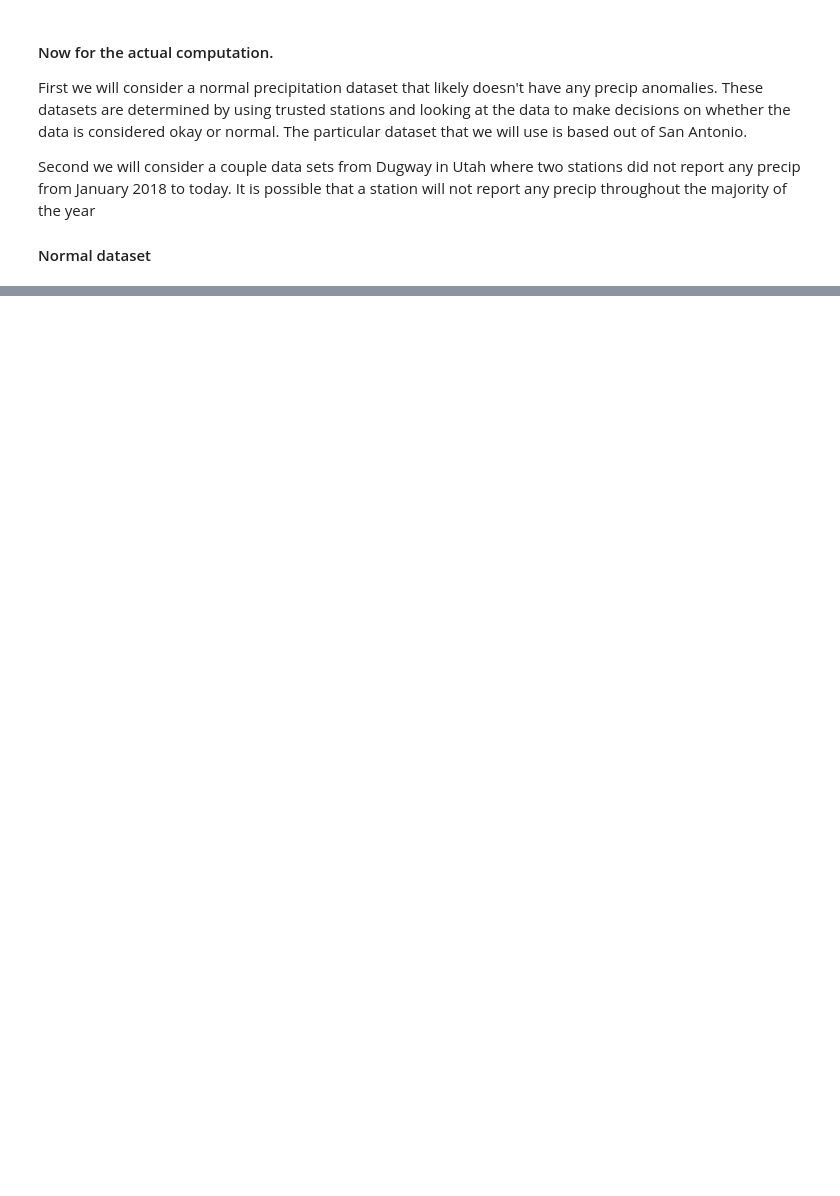
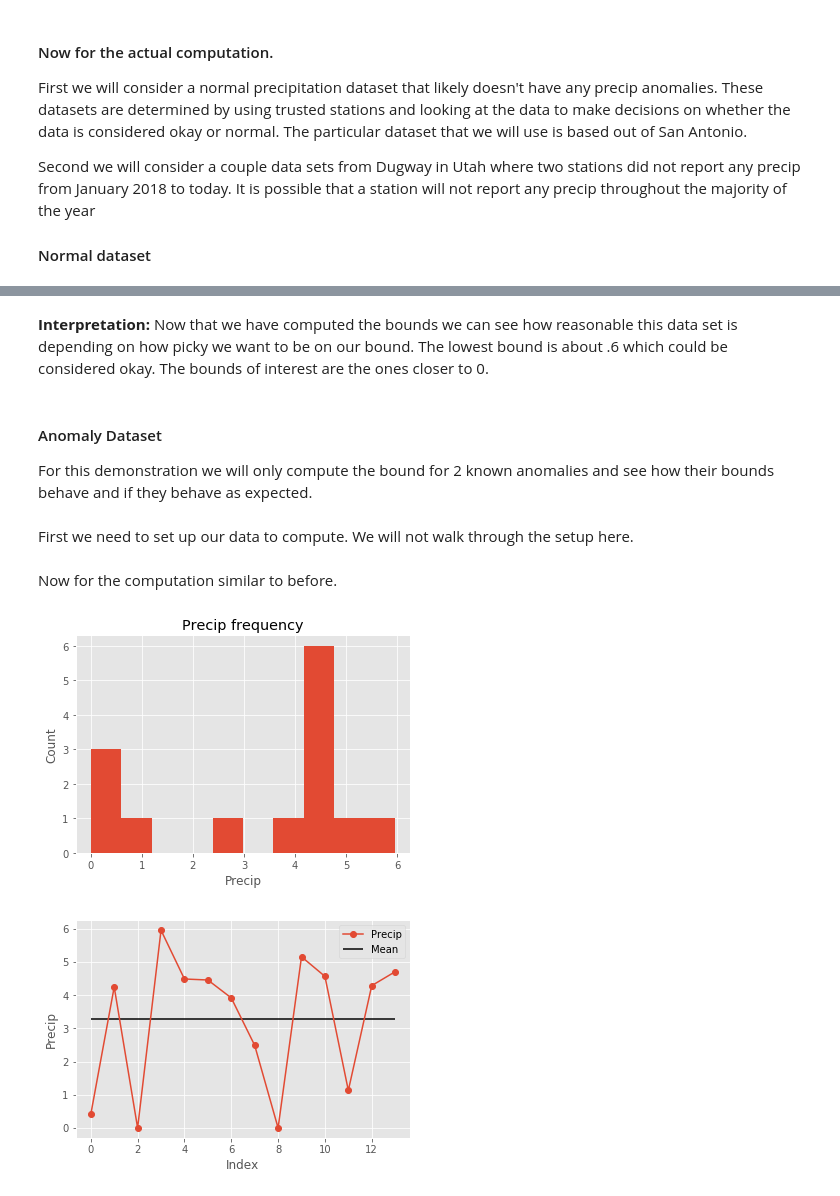
Before and after one commit to agentturbo1/precip_anomaly_detection, a Jupyter notebook: precip_anomaly_detection_chebyshev.ipynb, the cells around one changed output, grey strips where cells are left out. Cells and saved outputs as stored; diff of their text form; code cells hidden in the pictures; blank space fills up the shorter version.

```diff
--- a/precip_anomaly_detection_chebyshev.ipynb
+++ b/precip_anomaly_detection_chebyshev.ipynb
@@ -243,3 +283,39 @@ The column of interest here is the ACCUM_30_DAYS, but the data will be preserved
+# %% [markdown]
+**Interpretation:** Now that we have computed the bounds we can see how reasonable this data set is depending on how picky we want to be on our bound. The lowest bound is about .6 which could be considered okay. The bounds of interest are the ones closer to 0.
+# %% [markdown]
+#### Anomaly Dataset
+For this demonstration we will only compute the bound for 2 known anomalies and see how their bounds behave and if they behave as expected.
 # %%
-dugway_ex_dpg13 = "http://api.synopticlabs.org/v2/stations/precipitation?token=demotoken&radius=DPG13,15&pmode=totals&start=201803010000&end=201810140000&units=english"
-dugway_ex_dpg04 = "http://api.synopticlabs.org/v2/stations/precipitation?token=demotoken&radius=DPG,15&pmode=totals&start=201803010000&end=201810140000&units=english"
+# URLs
+dugway_ex_dpg13 = "http://api.synopticlabs.org/v2/stations/precipitation?token=demotoken&radius=DPG13,15&timeformat=%s&pmode=totals&start=201803010000&end=201810140000&units=english"
+dugway_ex_dpg04 = "http://api.synopticlabs.org/v2/stations/precipitation?token=demotoken&radius=DPG04,15&timeformat=%s&pmode=totals&start=201803010000&end=201810140000&units=english"
+# %% [markdown]
+First we need to set up our data to compute. We will not walk through the setup here.
+# %%
+# Make initial dataframe
+dugway_ex_dpg13_df = pd.DataFrame()
+dugway_ex_dpg04_df = pd.DataFrame()
+
+file_exist_dpg13 = os.path.isfile('./dugway_ex_dpg13.csv')
+file_exist_dpg04 = os.path.isfile('./dugway_ex_dpg04.csv')
+
+if file_exist_dpg13:
+    dugway_ex_dpg13_df = pd.read_csv('./dugway_ex_dpg13.csv')
+else:
+    print("File not found. Re-acquiring data from API. Results may vary.")
+    dugway_ex_dpg13_df = make_dataframe(query_string=dugway_ex_dpg13)
+    dugway_ex_dpg13_df.to_csv('./dugway_ex_dpg13.csv', index=False)
+
+if file_exist_dpg04:
+    dugway_ex_dpg04_df = pd.read_csv('./dugway_ex_dpg04.csv')
+else:
+    print("File not found. Re-acquiring data from API. Results may vary.")
+    dugway_ex_dpg04_df = make_dataframe(query_string=dugway_ex_dpg04)
+    dugway_ex_dpg04_df.to_csv('./dugway_ex_dpg04.csv', index=False)
+# %% [markdown]
+Now for the computation similar to before.
+# %%
+_plot_(dugway_ex_dpg13_df['ACCUM_226_DAYS'])
+# %% [output]
+[figure, added]
+[figure, added]
```
Also changed, not shown: parts of 26 cells of this notebook, 3 other files.
